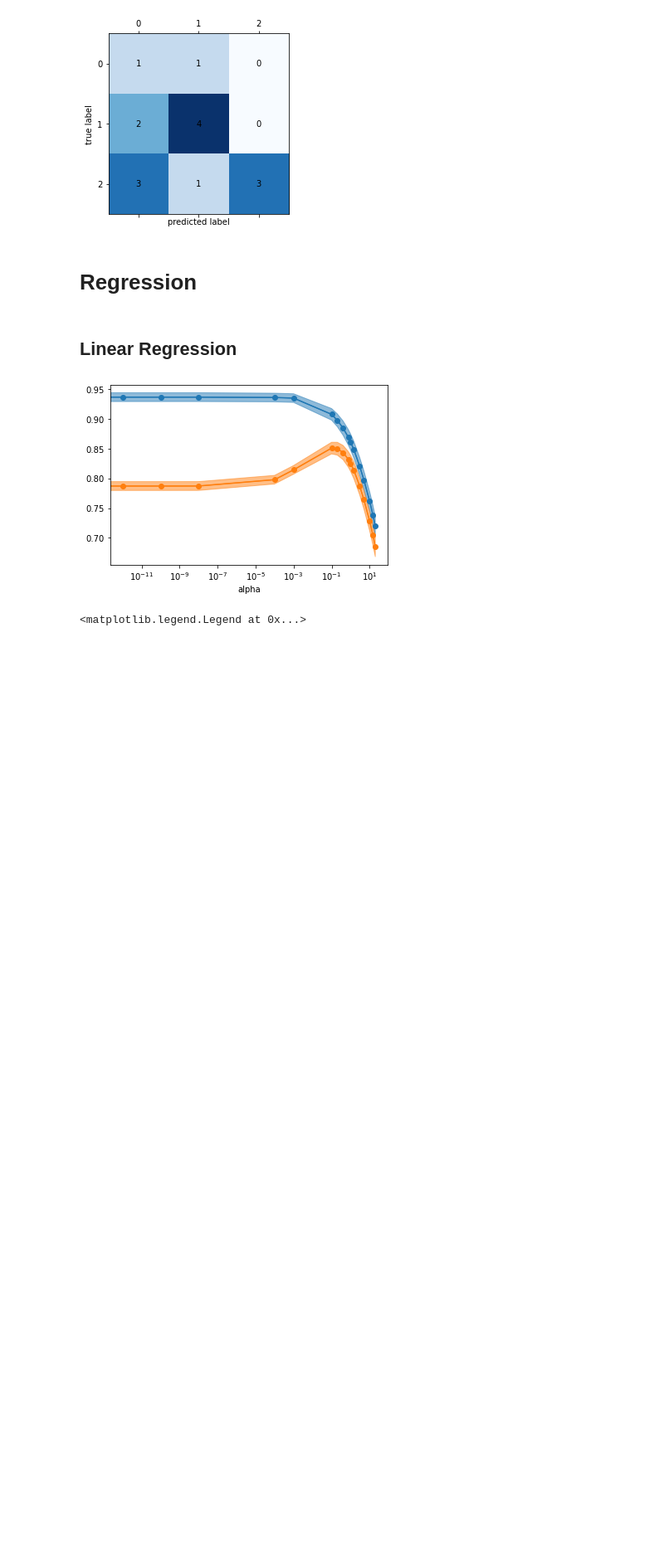
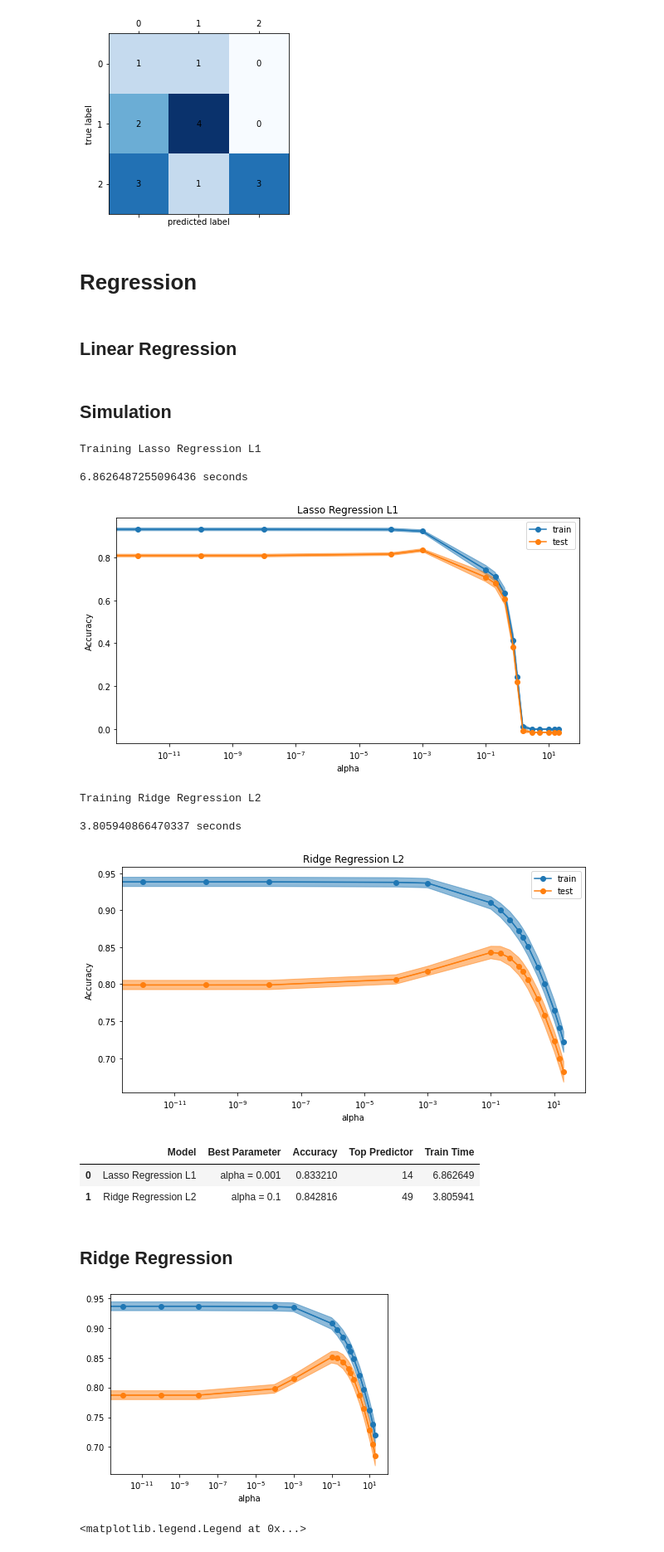
Before and after one commit to abeljoshuacruzada/Auto_BeLMS, a Jupyter notebook: Example.ipynb, the cells around one changed output. Shown at 83% size. Cells and saved outputs as stored; diff of their text form; code cells hidden in the pictures; blank space fills up the shorter version.

Commit message:
Add simulator for regression

```diff
--- a/Example.ipynb
+++ b/Example.ipynb
@@ -241,6 +241,24 @@ import mglearn
 # %%
 X, y = X, y = mglearn.datasets.load_extended_boston()
 X, y = pd.DataFrame(X), pd.DataFrame(y)
+# %% [markdown]
+## Simulation
+# %%
+abl.simulate_regressor(X, y, abl.regression_models, figsize=(10,5))
+# %% [output]
+Training Lasso Regression L1
+
+6.8626487255096436 seconds
+[figure, added]
+Training Ridge Regression L2
+
+3.805940866470337 seconds
+[figure, added]
+|  | Model | Best Parameter | Accuracy | Top Predictor | Train Time |
+| 0 | Lasso Regression L1 | alpha = 0.001 | 0.833210 | 14 | 6.862649 |
+| 1 | Ridge Regression L2 | alpha = 0.1 | 0.842816 | 49 | 3.805941 |
+# %% [markdown]
+## Ridge Regression
 # %%
 lreg = MyLinearRegression(10)
 df_train, df_test = lreg.train_model(X, y)
```
Also changed, not shown: parts of 4 cells of this notebook, 3 other files.
